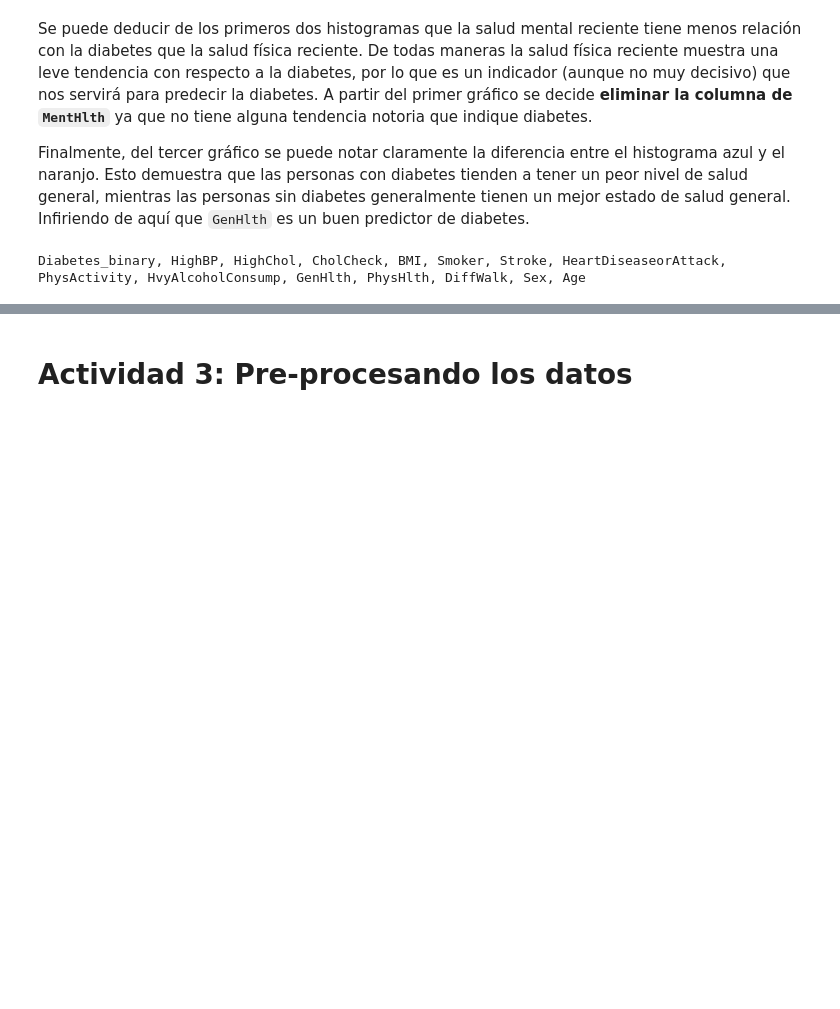
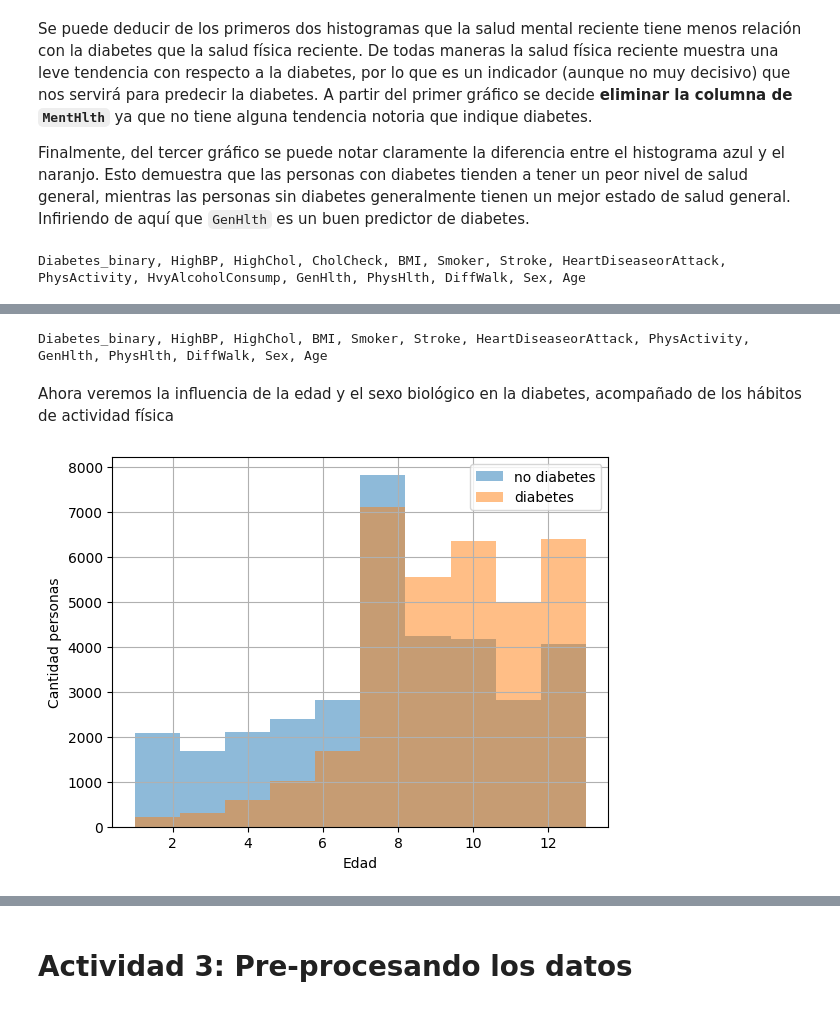
Before and after one commit to blanca-romero/tarea-3-ia, a Jupyter notebook: 01 - Árboles de Decisión/DCClinica.ipynb, the cells around one changed output, grey strips where cells are left out. Cells and saved outputs as stored; diff of their text form; code cells hidden in the pictures; blank space fills up the shorter version.

```diff
--- a/01 - Árboles de Decisión/DCClinica.ipynb
+++ b/01 - Árboles de Decisión/DCClinica.ipynb
@@ -233,0 +238,4 @@ Acá podemos ver que sobre el 97% de las personas se checkeó el colesterol. Los
+# %%
+# Eliminamos CholCheck
+df.drop(["CholCheck"], axis = 1, inplace=True)
+print(", ".join(df.columns))
@@ -239,0 +273,16 @@ Acá podemos ver que en promedio, una mayor razón de personas con dificultad pa
+# %%
+# Eliminamos HvyAlcoholConsump
+df.drop(["HvyAlcoholConsump"], axis = 1, inplace=True)
+print(", ".join(df.columns))
+# %% [output]
+Diabetes_binary, HighBP, HighChol, BMI, Smoker, Stroke, HeartDiseaseorAttack, PhysActivity, GenHlth, PhysHlth, DiffWalk, Sex, Age
+# %% [markdown]
+Ahora veremos la influencia de la edad y el sexo biológico en la diabetes, acompañado de los hábitos de actividad física
+# %%
+df.groupby('Diabetes_binary')['Age'].hist(alpha=0.5, legend=True)
+plt.xlabel('Edad')
+plt.ylabel('Cantidad personas')
+plt.legend(['no diabetes','diabetes'])
+plt.show()
+# %% [output]
+[figure, added]
```
Also changed, not shown: parts of 26 cells of this notebook.
